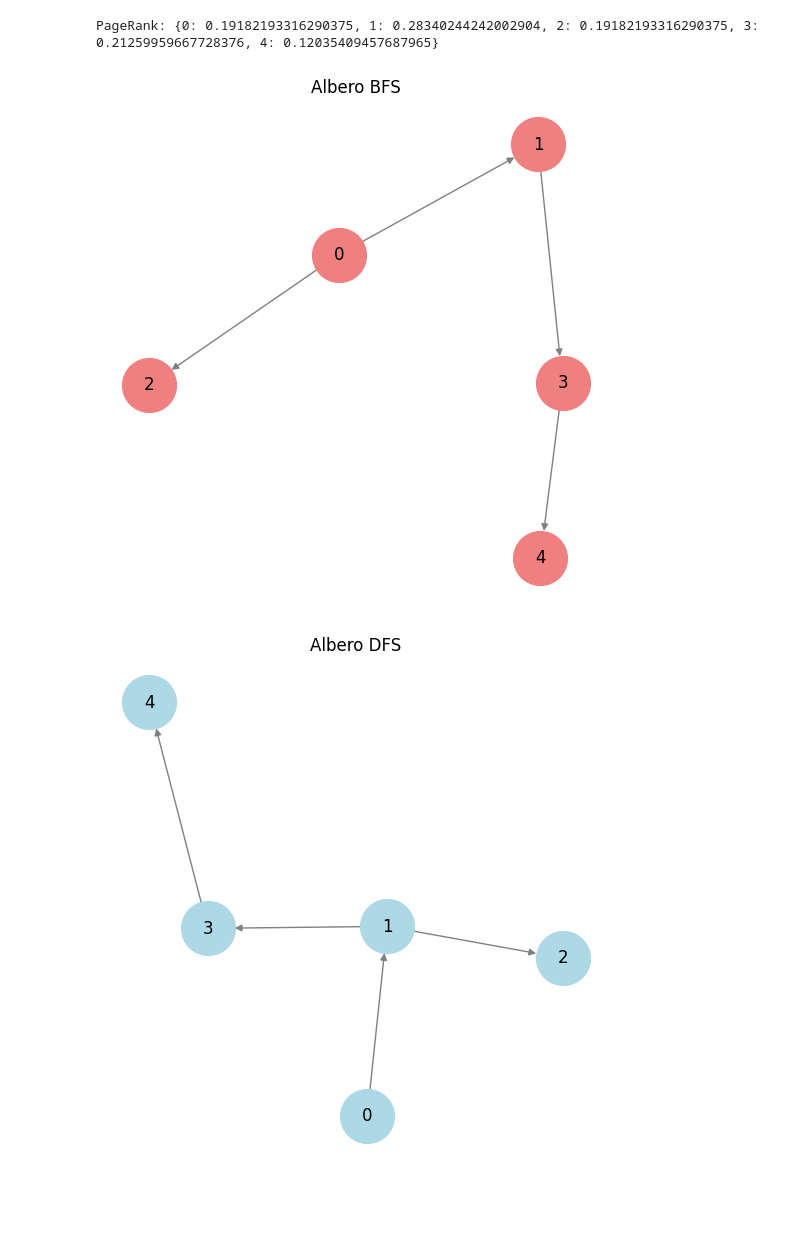
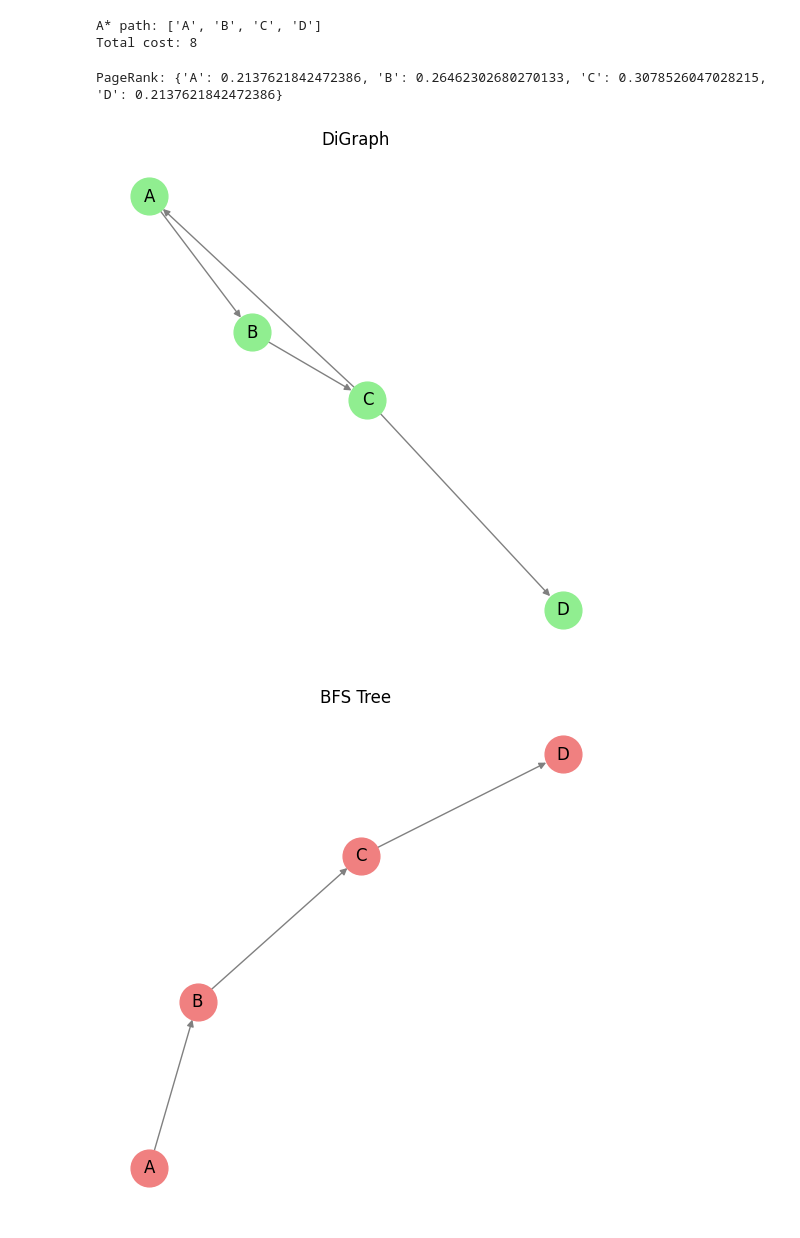
Before and after one commit to snt-arg/graph_matching_gnn, a Jupyter notebook: Graph Basics and Algorithms.ipynb, the cells around one changed output. Drawn from its saved outputs; the diff is of its cells as text; code cells hidden in the pictures; blank space fills up the shorter version.

```diff
--- a/Graph Basics and Algorithms.ipynb
+++ b/Graph Basics and Algorithms.ipynb
@@ -29,0 +51,19 @@ Matrice di adiacenza:
+# %%
+# Create an empty directed graph
+Di = nx.DiGraph()
+
+# Add nodes and edges
+Di.add_node("A")
+Di.add_nodes_from(["B", "C"])
+Di.add_edge("A", "B", weight=2)
+Di.add_edges_from([("B", "C"), ("C", "A"),("C", "D") ], weight=3)
+
+# Remove a node and an edge (uncomment to try)
+# Di.remove_node("C")
+# # Di.remove_edge("B", "C") #unnecessary
+
+plot_graph(Di, Title="Direct Graph", edge_labels="weight", color='lightcoral')
+
+# Neighbors of a node
+print("Neighbors of C:", list(Di.successors("C")))
+print("Neighbors of C:", list(Di.predecessors("C")))
@@ -44,23 +258,34 @@ Distanze minime con Bellman-Ford: {0: 0, 1: 3, 2: 1, 3: 8, 4: 11}
+# %%
+# Define a heuristic function: h(n)
+def heuristic(u, v):
+    # Dummy heuristic: straight-line distance (if you had coordinates)
+    # Here we just return 0 for Dijkstra-like behavior
+    return 0
+
+# Compute shortest path using A*
+path = nx.astar_path(Di, source='A', target='D', heuristic=heuristic, weight='weight')
+print("A* path:", path)
+
+# Optionally: total cost of path
+cost = nx.astar_path_length(Di, source='A', target='D', heuristic=heuristic, weight='weight')
+print("Total cost:", cost)
+# %% [output]
+A* path: ['A', 'B', 'C', 'D']
+Total cost: 8
 # %%
-# Algoritmo PageRank
-pagerank = nx.pagerank(G)
+# PageRank Algorithm
+pagerank = nx.pagerank(Di)
 print("PageRank:", pagerank)
 # %% [output]
-PageRank: {0: 0.19182193316290375, 1: 0.28340244242002904, 2: 0.19182193316290375, 3: 0.21259959667728376, 4: 0.12035409457687965}
+PageRank: {'A': 0.2137621842472386, 'B': 0.26462302680270133, 'C': 0.3078526047028215, 'D': 0.2137621842472386}
-# %%
-# Ricerca nel grafo - BFS e DFS
-bfs_tree = nx.bfs_tree(G, source=0)
-dfs_tree = nx.dfs_tree(G, source=0)
-
-plt.figure(figsize=(5, 5))
-nx.draw(bfs_tree, with_labels=True, node_color='lightcoral', edge_color='gray', node_size=1500, font_size=12)
-plt.title("Albero BFS")
-plt.show()
-
-plt.figure(figsize=(5, 5))
-nx.draw(dfs_tree, with_labels=True, node_color='lightblue', edge_color='gray', node_size=1500, font_size=12)
-plt.title("Albero DFS")
-plt.show()
-# %% [output]
-[figure, removed]
-[figure, removed]
+# %%
+# Graph Search - BFS and DFS
+bfs_tree = nx.bfs_tree(Di, source="A")
+dfs_tree = nx.dfs_tree(Di, source="A")
+
+plot_graph(Di, Title="DiGraph", color='lightgreen')
+plot_graph(bfs_tree, Title="BFS Tree", color='lightcoral')
+plot_graph(dfs_tree, Title="DFS Tree", color='lightblue')
+# %% [output]
+[figure, added]
+[figure, added]
```
Also changed, not shown: parts of 21 cells of this notebook.
